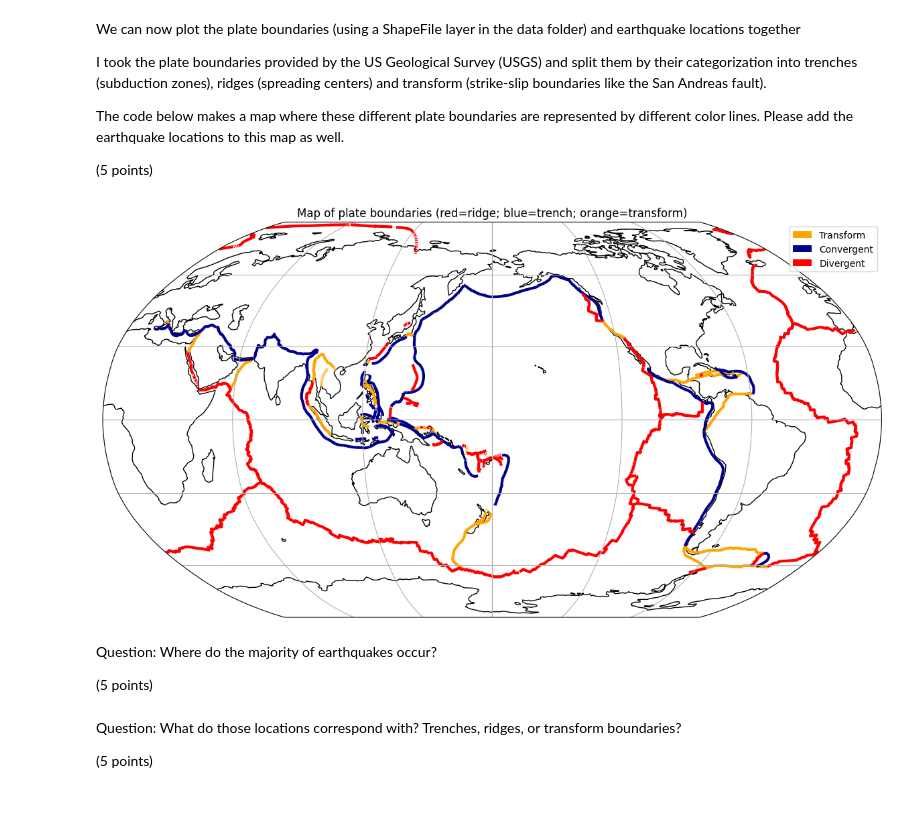
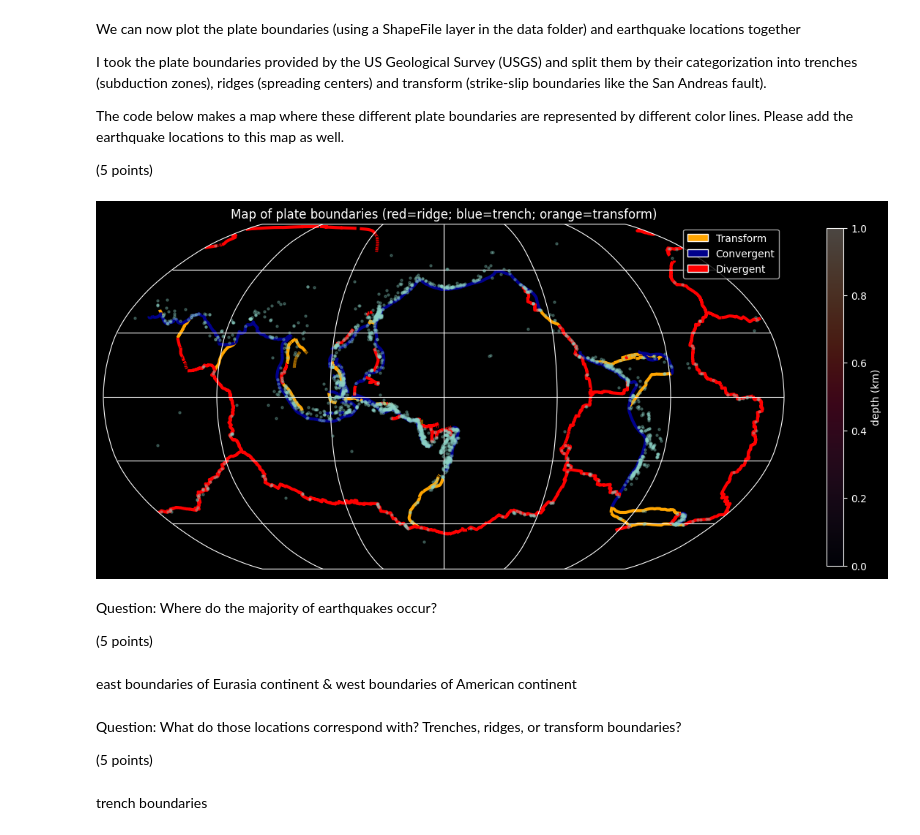
Before and after one commit to ItsukiKigoshi/EPS88_Gleeson, a Jupyter notebook: homework01.ipynb, the cells around one changed output. Drawn from its saved outputs; the diff is of its cells as text; code cells hidden in the pictures; blank space fills up the shorter version.

```diff
--- a/homework01.ipynb
+++ b/homework01.ipynb
@@ -501,18 +602,18 @@ Update the start_day and end_day (from 2010-01-01 to 2025-01-01) to get a query
 (5 points)
 # %%
 ## Define the start and end day from 2010-01-01 to 2025-01-01 and the minimum magnitude = 6.0
-start_day =
-end_day =
-min_magnitude =
+start_day = "2010-01-01"
+end_day = "2025-01-01"
+min_magnitude = 6.0
 
 ## Define the standard url
 standard_url = 'https://earthquake.usgs.gov/fdsnws/event/1/query?format=csv&orderby=magnitude'
 
 ## Define the query url
-query_url = f"{}&starttime={}&endtime={}&minmagnitude={}"
+query_url = f"{standard_url}&starttime={start_day}&endtime={end_day}&minmagnitude={min_magnitude}"
 
 ## Read the data from the query url into a dataframe
-earthquake_data = pd.read_csv()
+earthquake_data = pd.read_csv(query_url)
 
 ## Print the first rows of the dataframe
 earthquake_data.head()
@@ -548,41 +657,50 @@ ax.add_geometries(data.geometries(), crs=ccrs.PlateCarree(),
 data = Reader('./data/Plate_Boundaries_trenches.shp')
 
 ## Add the trench plate boundaries to the map
 ax.add_geometries(data.geometries(), crs=ccrs.PlateCarree(),
                   edgecolor='darkblue', facecolor='none',
                   linewidth=3)
 
 ## Read the data from the shapefile
 data = Reader('./data/Plate_Boundaries_ridges.shp')
 
 ## Add the ridge plate boundaries to the map
 ax.add_geometries(data.geometries(), crs=ccrs.PlateCarree(),
                   edgecolor='red', facecolor='none',
                   linewidth=3)
 
 ## Make patches to add to a legend
 trans = mpatches.Rectangle((0, 0), 1, 1, facecolor="orange")
 con = mpatches.Rectangle((0, 0), 1, 1, facecolor="darkblue")
 div = mpatches.Rectangle((0, 0), 1, 1, facecolor="red")
 labels = ['Transform','Convergent','Divergent']
 plt.legend([trans, con, div], labels)
 
 ## Add a title
 plt.title('Map of plate boundaries (red=ridge; blue=trench; orange=transform)')
 
 ## Plot the earthquake locations on the map. Adjust the color and size of the points as need to make it look nice.
-# plt.scatter()
+sc = ax.scatter(x=earthquake_data["longitude"],
+                y=earthquake_data["latitude"],
+                s=5,
+                alpha=0.3,
+                zorder=2,
+                transform=ccrs.PlateCarree())
 
-# plt.colorbar(shrink=0.4, label='depth (km)')
+plt.colorbar(sc, shrink=0.4, label='depth (km)')
 
 plt.show()
 # %% [output]
-[figure, old version]
+[figure, new version]
 # %% [markdown]
 Question: Where do the majority of earthquakes occur?
 
 (5 points)
+# %% [markdown]
+east boundaries of Eurasia continent & west boundaries of American continent
 # %% [markdown]
 Question: What do those locations correspond with? Trenches, ridges, or transform boundaries?
 
 (5 points)
+# %% [markdown]
+trench boundaries
```
Also changed, not shown: parts of 21 cells of this notebook.
